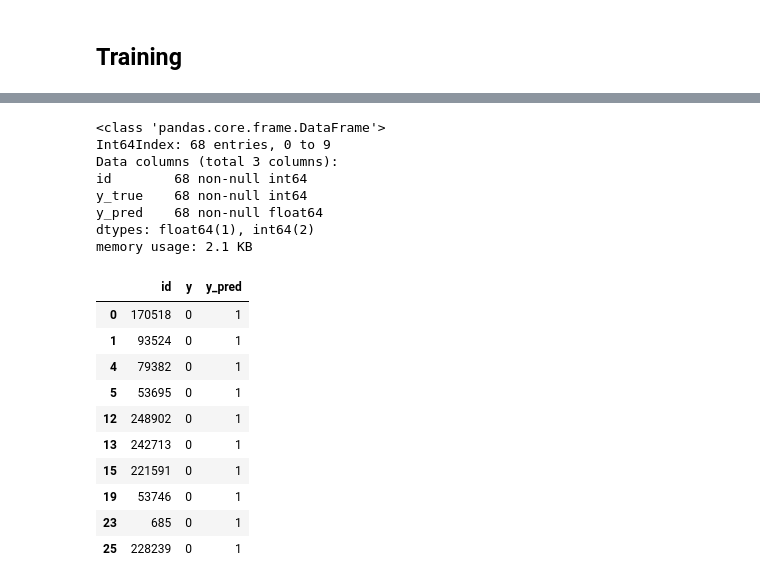
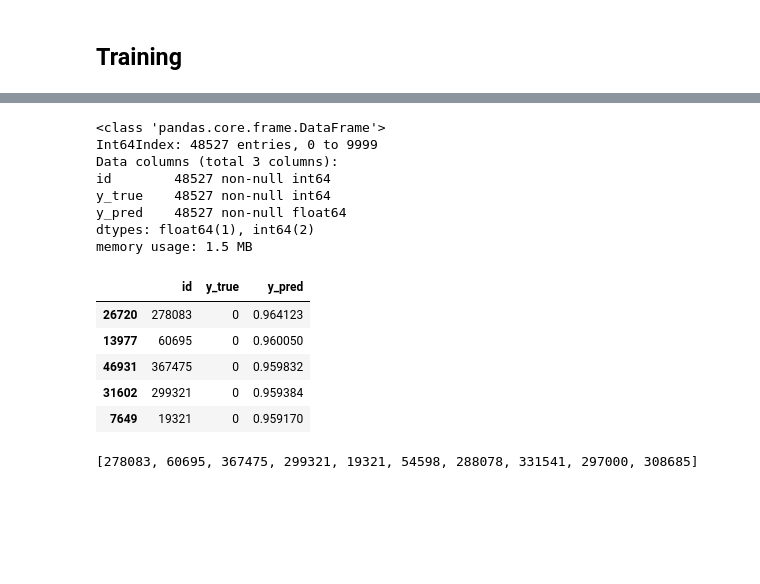
Before and after one commit to hammerlab/t-cell-relation-extraction, a Jupyter notebook: pipeline/08-training-dev.ipynb, the cells around one changed output, grey strips where cells are left out. Drawn from its saved outputs; the diff is of its cells as text; code cells hidden in the pictures; blank space fills up the shorter version.

Commit message:
Building predictions for LFs

```diff
--- a/pipeline/08-training-dev.ipynb
+++ b/pipeline/08-training-dev.ipynb
@@ -266,32 +245,31 @@ INFO:__main__:Saving predictions to /lab/data/results/training-dev/run1/models/i
 # %%
-dfp = pd.read_json('/lab/data/results/training-dev/run1/models/inducing_cytokine_fold_0/data/predictions.json')
+dfp = pd.read_json('/lab/data/results/training-dev/run1/models/dev_secreted_cytokine_fold_all_cfg_000/data/predictions.json')
 dfp.info()
 # %% [output]
 <class 'pandas.core.frame.DataFrame'>
-Int64Index: 68 entries, 0 to 9
+Int64Index: 48527 entries, 0 to 9999
 Data columns (total 3 columns):
-id        68 non-null int64
-y_true    68 non-null int64
-y_pred    68 non-null float64
+id        48527 non-null int64
+y_true    48527 non-null int64
+y_pred    48527 non-null float64
 dtypes: float64(1), int64(2)
-memory usage: 2.1 KB
+memory usage: 1.5 MB
 # %%
 # %matplotlib inline
 # dfp['y_pred'].hist(bins=32)
 # %%
-dfp[dfp['y_pred'] > 0].head(10)
+dfp.sort_values('y_pred', ascending=False).head()
 # %% [output]
-|  | id | y | y_pred |
-| 0 | 170518 | 0 | 1 |
-| 1 | 93524 | 0 | 1 |
-| 4 | 79382 | 0 | 1 |
-| 5 | 53695 | 0 | 1 |
-| 12 | 248902 | 0 | 1 |
-| 13 | 242713 | 0 | 1 |
-| 15 | 221591 | 0 | 1 |
-| 19 | 53746 | 0 | 1 |
-| 23 | 685 | 0 | 1 |
-| 25 | 228239 | 0 | 1 |
+|  | id | y_true | y_pred |
+| 26720 | 278083 | 0 | 0.964123 |
+| 13977 | 60695 | 0 | 0.960050 |
+| 46931 | 367475 | 0 | 0.959832 |
+| 31602 | 299321 | 0 | 0.959384 |
+| 7649 | 19321 | 0 | 0.959170 |
+# %%
+list(dfp.sort_values('y_pred', ascending=False)['id'].head(10).unique())
+# %% [output]
+[278083, 60695, 367475, 299321, 19321, 54598, 288078, 331541, 297000, 308685]
 # %%
 [
     (c, c.get_parent().text) for c in
```
Also changed, not shown: parts of 29 cells of this notebook, 7 other files.
